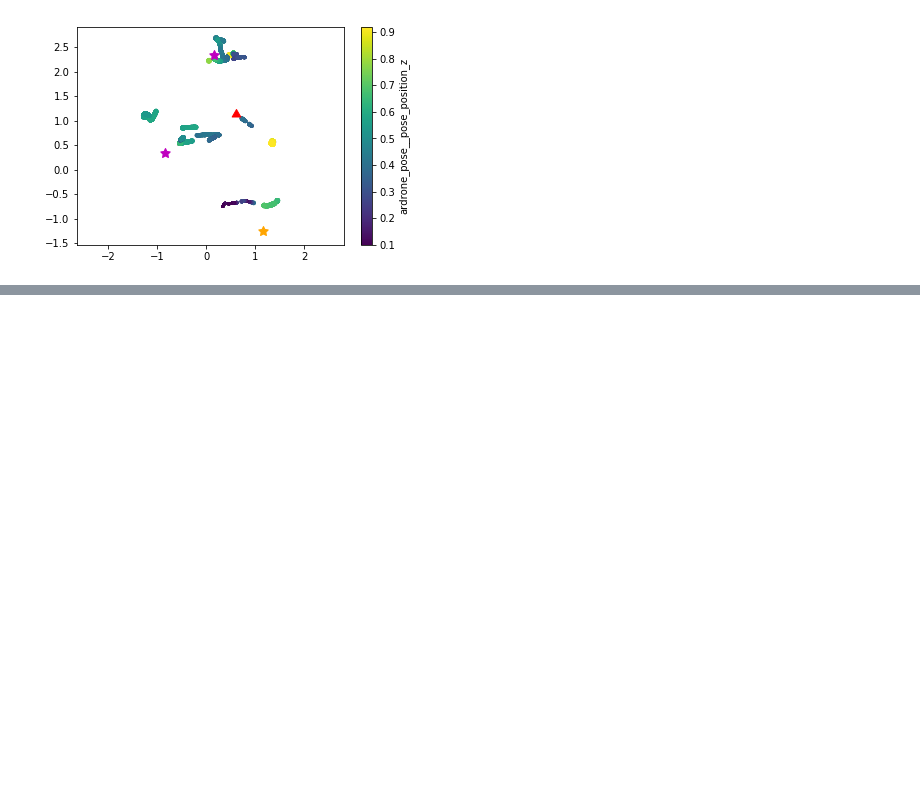
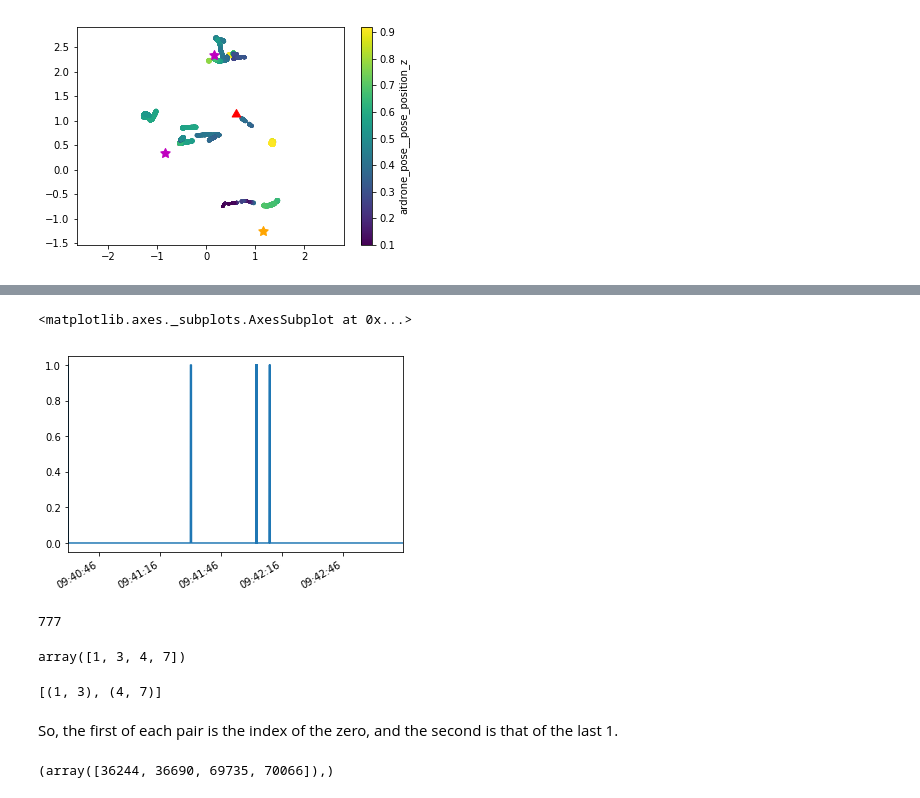
Before and after one commit to ahermassi/spirit, a Jupyter notebook: analysis/Analysis.ipynb, the cells around one changed output, grey strips where cells are left out. Drawn from its saved outputs; the diff is of its cells as text; code cells hidden in the pictures; blank space fills up the shorter version.

```diff
--- a/analysis/Analysis.ipynb
+++ b/analysis/Analysis.ipynb
@@ -12,0 +20,3 @@ ROSBAG_TOPICS.remove("/ardrone/slow_image_raw")
+# %%
+def remove_image_topics(topics):
+    return [topic for topic in topics if topic not in ("/ardrone/past_image", "/ardrone/slow_image_raw")]
@@ -77,0 +195,9 @@ plot_targets(df0, "ardrone_ground_pose__x", "ardrone_ground_pose__y")
+# %%
+df.ardrone_arrived__data.plot()
+# %% [output]
+<matplotlib.axes._subplots.AxesSubplot at 0x...>
+[figure, added]
+# %%
+len(arrived_periods)
+# %% [output]
+777
@@ -77,0 +206,14 @@ plot_targets(df0, "ardrone_ground_pose__x", "ardrone_ground_pose__y")
+# %%
+a
+# %% [output]
+array([1, 3, 4, 7])
+# %%
+zip(a[::2], a[1::2])
+# %% [output]
+[(1, 3), (4, 7)]
+# %% [markdown]
+So, the first of each pair is the index of the zero, and the second is that of the last 1.
+# %%
+np.where(np.diff(df.ardrone_arrived__data))
+# %% [output]
+(array([36244, 36690, 69735, 70066]),)
```
Also changed, not shown: parts of 49 cells of this notebook.
